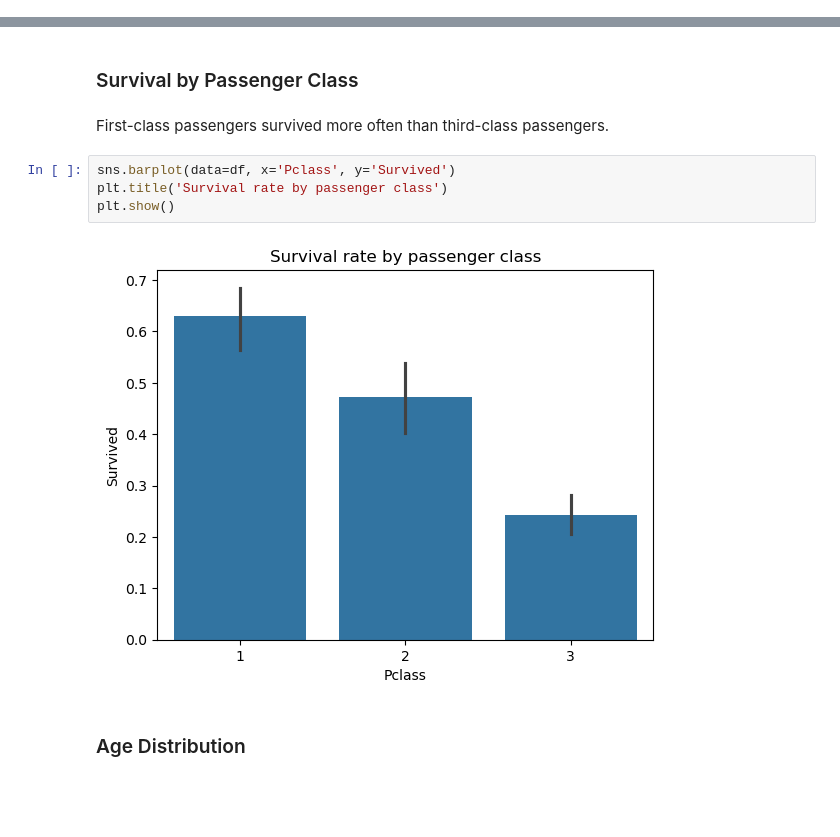
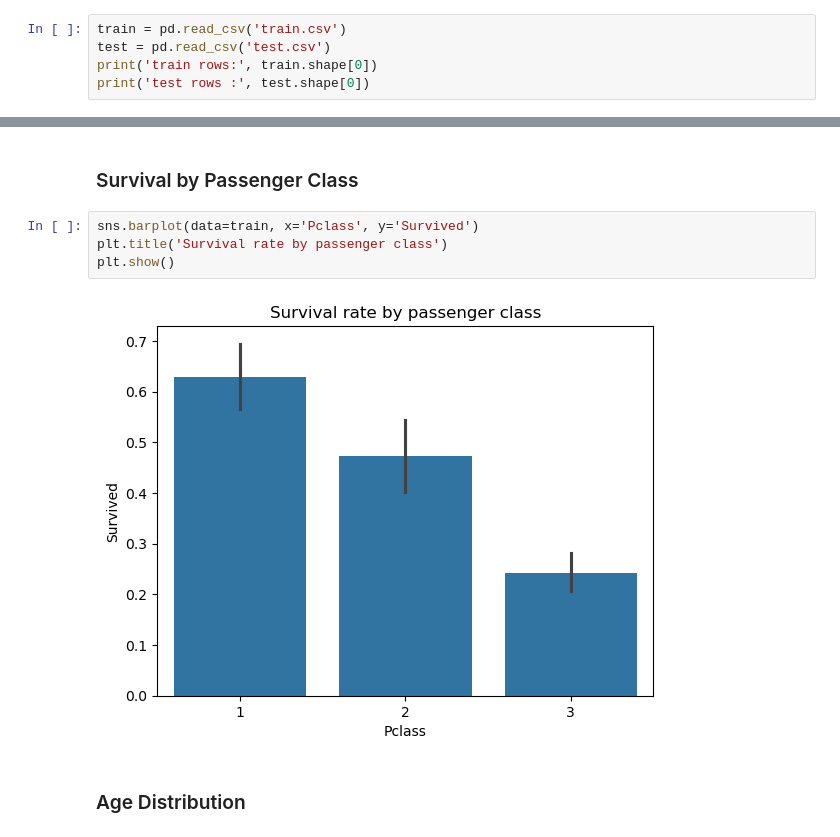
Before and after one commit to mytechnotalent/Reverse-Engineering-Data, a Jupyter notebook: 29-KAGGLE.ipynb, the cells around one changed output, grey strips where cells are left out. Cells and saved outputs as stored; diff of their text form; blank space fills up the shorter version.

Commit message:
Fix Kaggle notebook to use real competition test.csv and valid submission; rebuild textbook (book typography, page breaks, lossless figures, authored prose)

```diff
--- a/29-KAGGLE.ipynb
+++ b/29-KAGGLE.ipynb
@@ -115,0 +112,5 @@ df = pd.read_csv('titanic.csv')
+# %%
+train = pd.read_csv('train.csv')
+test = pd.read_csv('test.csv')
+print('train rows:', train.shape[0])
+print('test rows :', test.shape[0])
@@ -209,14 +207,12 @@ plt.show()
 [figure]
 # %% [markdown]
 ### Survival by Passenger Class
-# %% [markdown]
-First-class passengers survived more often than third-class passengers.
 # %%
-sns.barplot(data=df, x='Pclass', y='Survived')
+sns.barplot(data=train, x='Pclass', y='Survived')
 plt.title('Survival rate by passenger class')
 plt.show()
 # %% [output]
-[figure, old version]
+[figure, new version]
 # %% [markdown]
 ### Age Distribution
 # %%
```
Also changed, not shown: parts of 58 cells of this notebook, 1 other file.
